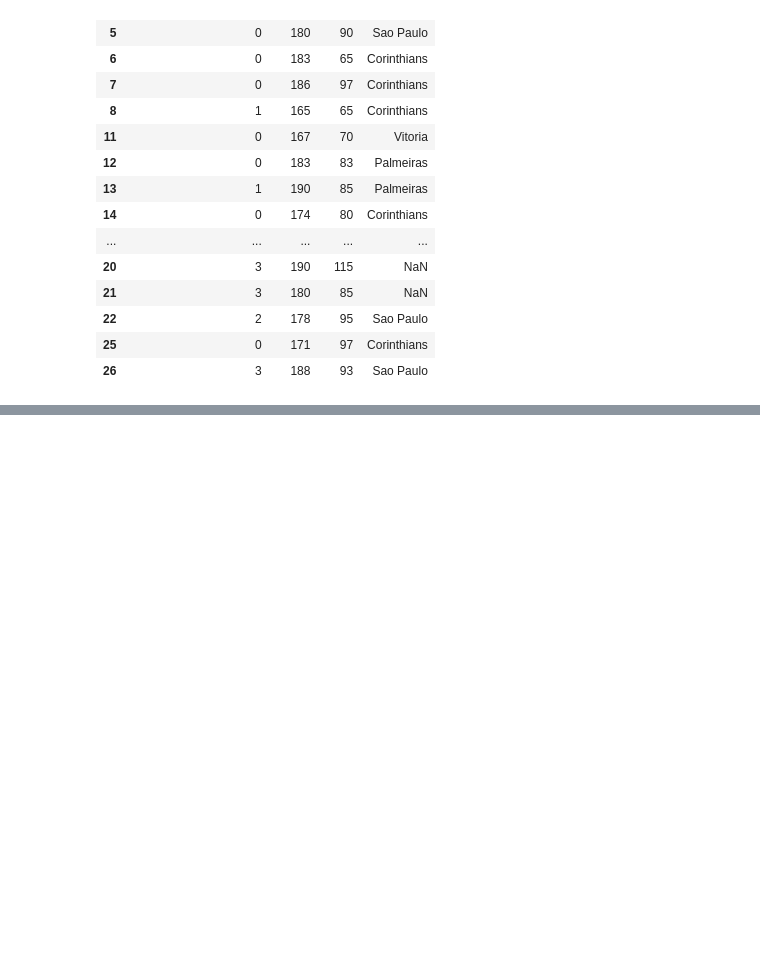
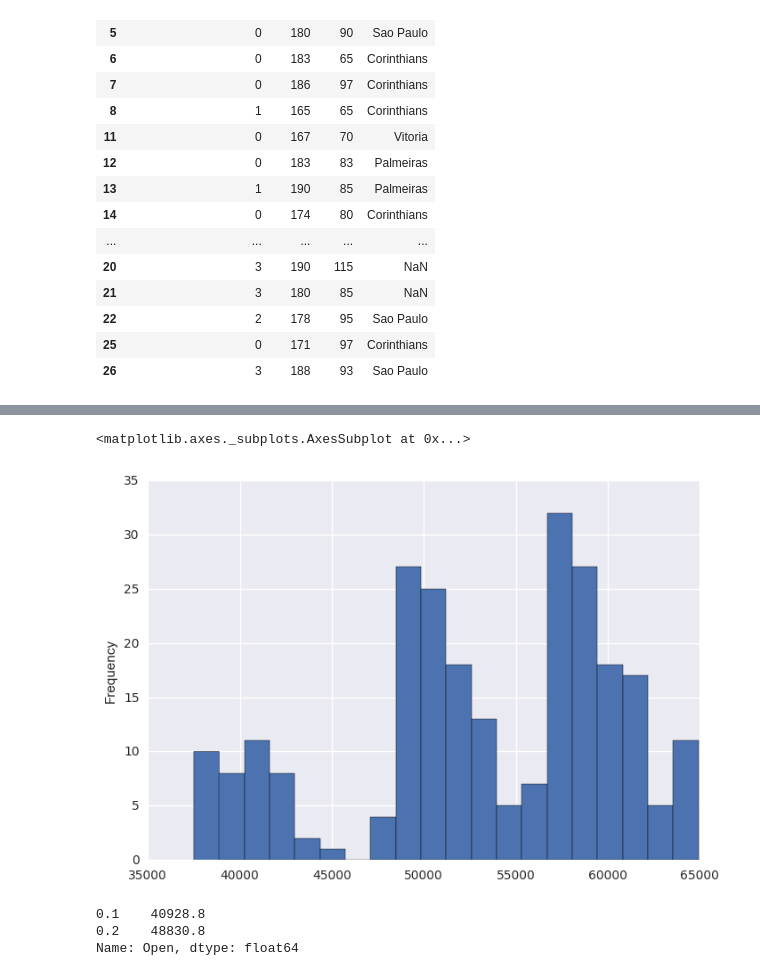
Before and after one commit to hitoshinagano/Locaweb_aulas, a Jupyter notebook: Aula 2017.ipynb, the cells around one changed output, grey strips where cells are left out. Drawn from its saved outputs; the diff is of its cells as text; code cells hidden in the pictures; blank space fills up the shorter version.

```diff
--- a/Aula 2017.ipynb
+++ b/Aula 2017.ipynb
@@ -1420,0 +1568,12 @@ df_tudo.to_csv('alunos2017.csv')
+# %%
+# Exercicio 3: Plotar a distribuição dos valores de fechamento do Ibovespa
+ibov['Adj Close'].plot(kind='hist', bins = 20)
+# %% [output]
+<matplotlib.axes._subplots.AxesSubplot at 0x...>
+[figure, added]
+# %%
+ibov.Open.quantile([0.1,0.2])
+# %% [output]
+0.1    40928.8
+0.2    48830.8
+Name: Open, dtype: float64
```
Also changed, not shown: parts of 32 cells of this notebook.
